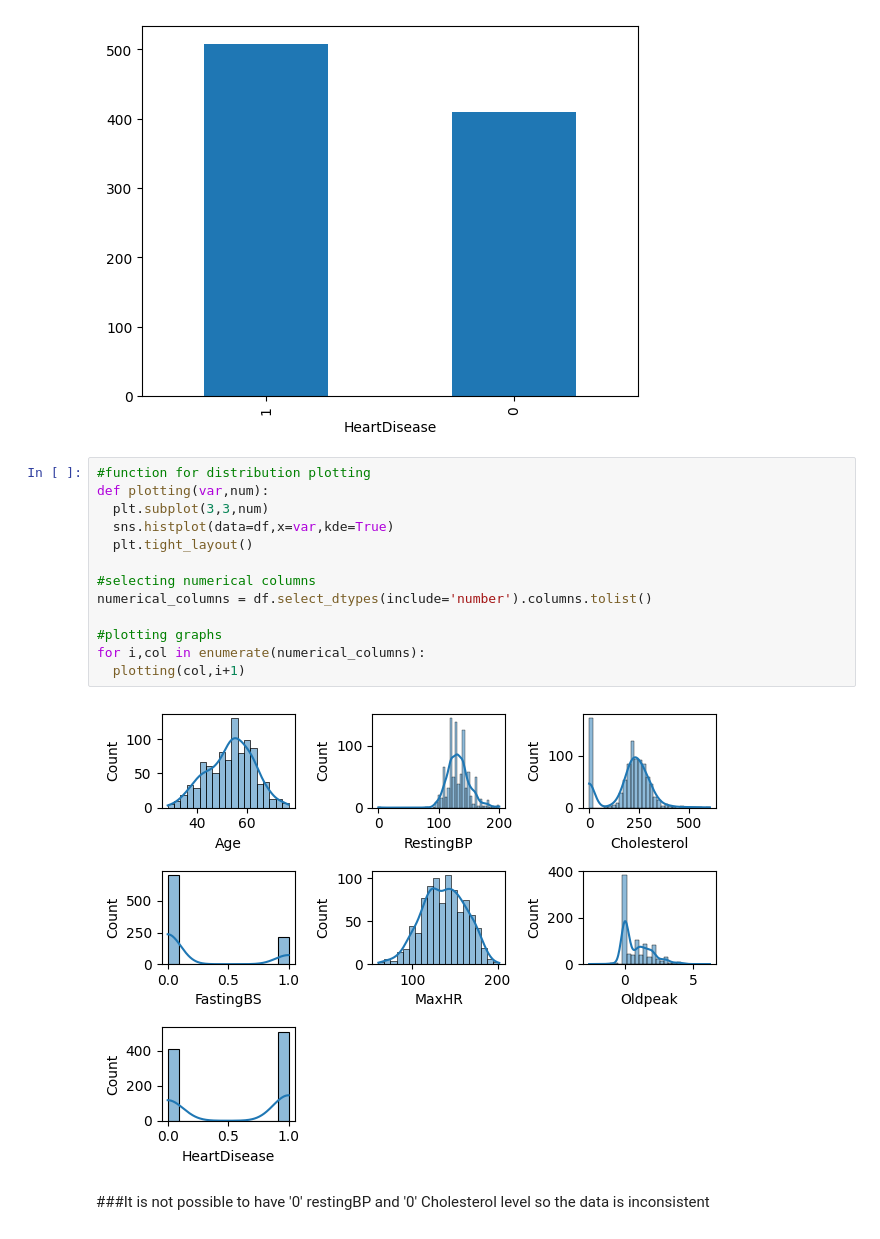
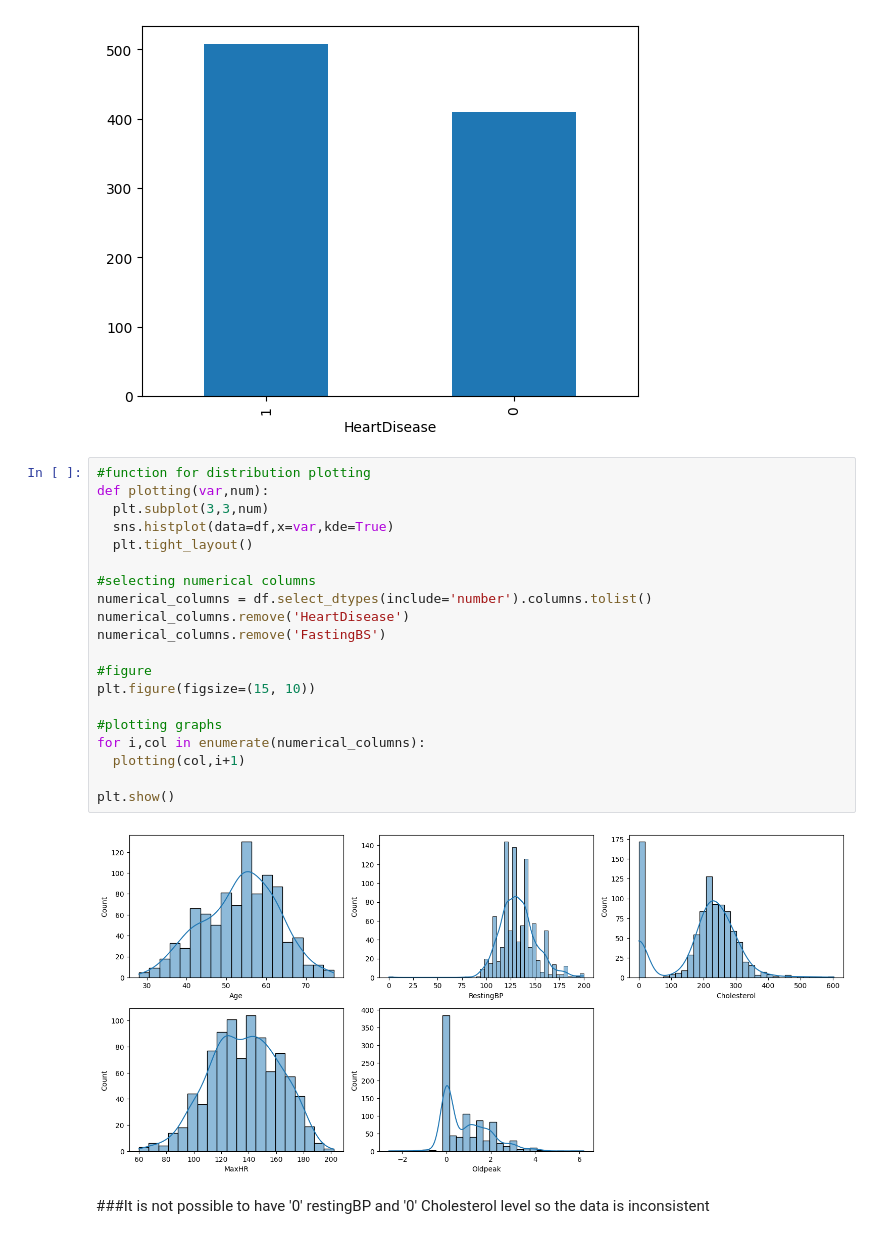
Before and after one commit to anujott-codes/heart-disease-prediction, a Jupyter notebook: heart_disease.ipynb, the cells around one changed output. Cells and saved outputs as stored; diff of their text form.

```diff
--- a/heart_disease.ipynb
+++ b/heart_disease.ipynb
@@ -109,18 +109,25 @@ df['HeartDisease'].value_counts().plot(kind='bar')
 # %%
 #function for distribution plotting
 def plotting(var,num):
   plt.subplot(3,3,num)
   sns.histplot(data=df,x=var,kde=True)
   plt.tight_layout()
 
 #selecting numerical columns
 numerical_columns = df.select_dtypes(include='number').columns.tolist()
+numerical_columns.remove('HeartDisease')
+numerical_columns.remove('FastingBS')
+
+#figure
+plt.figure(figsize=(15, 10))
 
 #plotting graphs
 for i,col in enumerate(numerical_columns):
   plotting(col,i+1)
+
+plt.show()
 # %% [output]
-[figure, old version]
+[figure, new version]
 # %% [markdown]
 ###It is not possible to have '0' restingBP and '0' Cholesterol level so the data is inconsistent
 # %%
```
Also changed, not shown: parts of 27 cells of this notebook.
